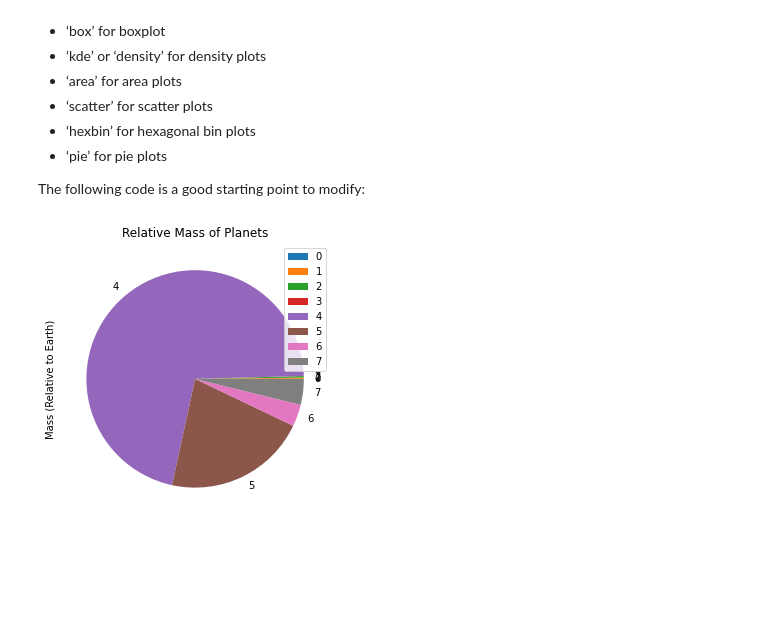
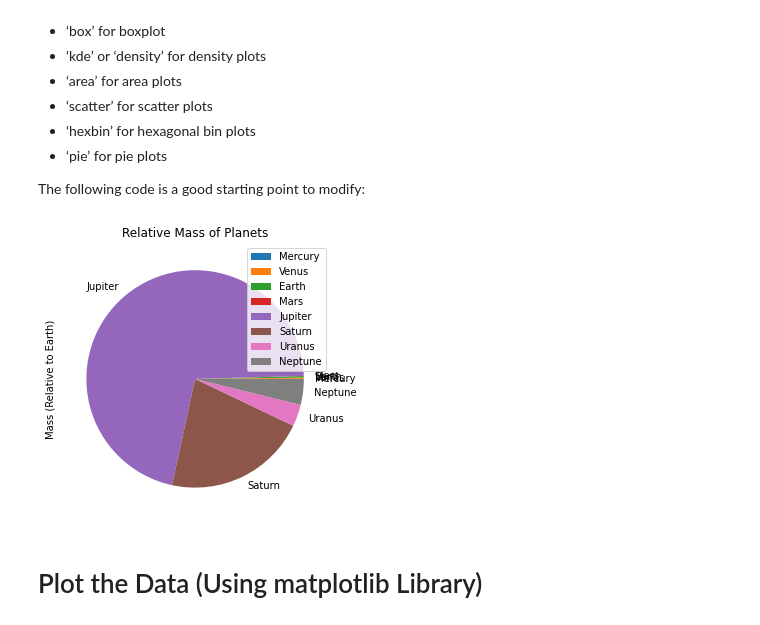
Before and after one commit to pbeens/OTF-Data-Analysis-2021-05, a Jupyter notebook: Demo_Bar_Chart_Mass_of_Planets.ipynb, the cells around one changed output. Cells and saved outputs as stored; diff of their text form; code cells hidden in the pictures; blank space fills up the shorter version.

```diff
--- a/Demo_Bar_Chart_Mass_of_Planets.ipynb
+++ b/Demo_Bar_Chart_Mass_of_Planets.ipynb
@@ -27,7 +27,7 @@ import pandas as pd
 url = 'https://en.wikipedia.org/wiki/Planet'
 
 df_list_of_tables = pd.read_html(url)
-df = df_list_of_tables[7] # enter the index number of the table
+df = df_list_of_tables[8] # enter the index number of the table
 
 # quick look at the data...
 df
@@ -198,7 +198,7 @@ df.head()
 # %%
 # Convert Mass column to numbers so they can be graphed
 
-df['Mass [i]'] = pd.to_numeric(df['Mass [i]'])
+df['Mass[m]'] = pd.to_numeric(df['Mass[m]'])
 # %% [output]
 A value is trying to be set on a copy of a slice from a DataFrame.
 Try using .loc[row_indexer,col_indexer] = value instead
@@ -220 +220,6 @@ Name: Mass [i], dtype: float64
+# %%
+# Set the Index to the Names of the Planets
+# (necessary to label the pie graph properly)
+
+df.index = df.Name
 # %% [markdown]
@@ -235,19 +240,15 @@ The following code is a good starting point to modify:
 # %%
 # Plot the data. Be sure to edit all the options!
 plot = df.plot(kind='pie',
-          x='Name',
-          y='Mass [i]', # if plotting more than one column, use a list
-          rot=20,  # to rotate labels
+          y='Mass[m]', # if plotting more than one column, use a list
           figsize=(10, 5),  # in inches
-          grid=True,  # grid on
-          legend=True,  # legend off
-          logy=True,
-          xlabel='Planet',
           ylabel='Mass (Relative to Earth)',
           title='Relative Mass of Planets')
 # %% [output]
-[figure, old version]
+[figure, new version]
 # %%
 # Want to save the plot?
 fig = plot.get_figure()
 fig.savefig("mass-of-plants.png")
+# %% [markdown]
+# Plot the Data (Using matplotlib Library)
```
Also changed, not shown: parts of 14 cells of this notebook.
